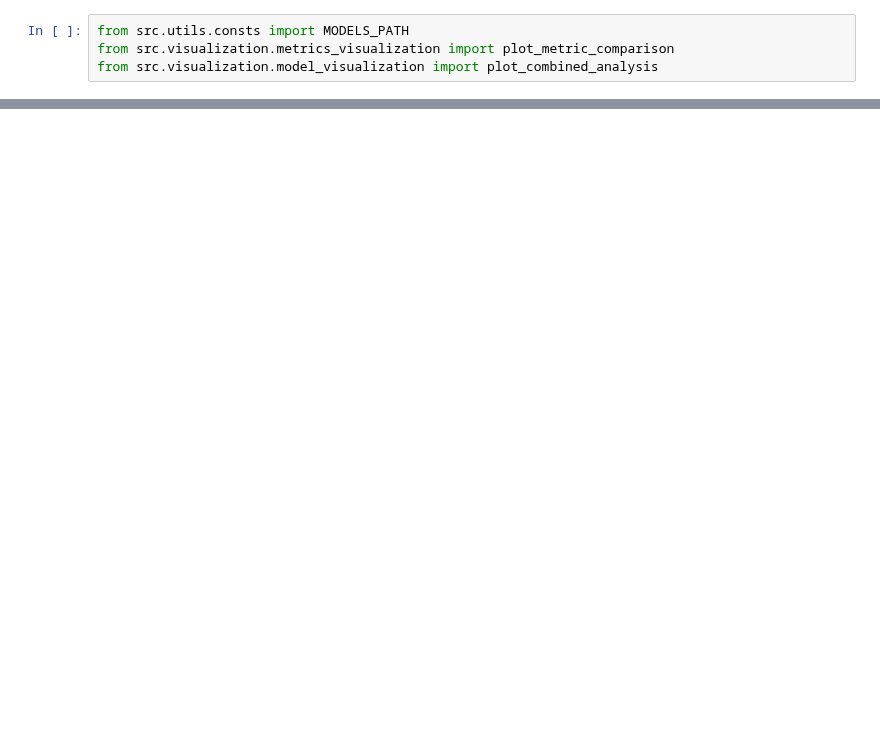
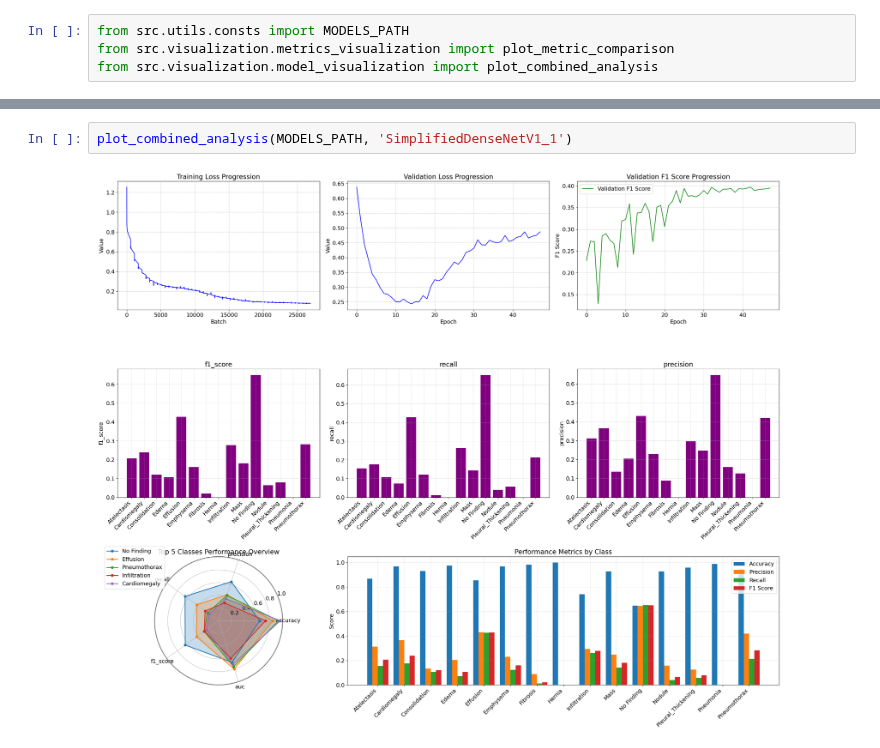
Before and after one commit to Argonus/codebook, a Jupyter notebook: studies/bachelor-thesis/notebooks/evaluation/SimplifiedDenseNet.ipynb, the cells around one changed output, grey strips where cells are left out. Cells and saved outputs as stored; diff of their text form; blank space fills up the shorter version.

```diff
--- a/studies/bachelor-thesis/notebooks/evaluation/SimplifiedDenseNet.ipynb
+++ b/studies/bachelor-thesis/notebooks/evaluation/SimplifiedDenseNet.ipynb
@@ -14,0 +15,4 @@ plot_metric_comparison(MODELS_PATH, model_names, 'train_metrics.csv', 'f1_score'
+# %%
+plot_combined_analysis(MODELS_PATH, 'SimplifiedDenseNetV1_1')
+# %% [output]
+[figure, added]
```
Also changed, not shown: parts of 3 cells of this notebook, 11 other files.
